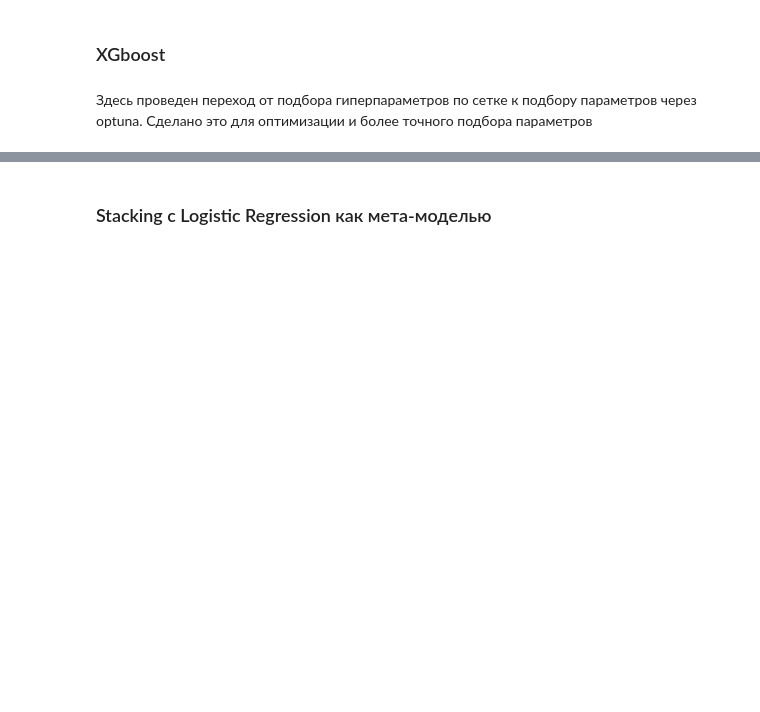
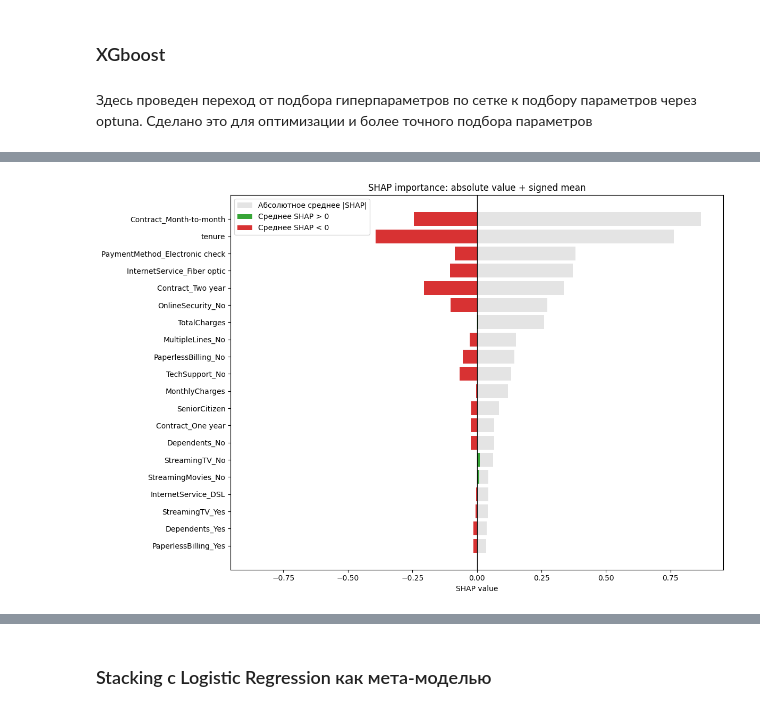
Before and after one commit to argeo05/Customer-Churn-Prediction, a Jupyter notebook: analyze.ipynb, the cells around one changed output, grey strips where cells are left out. Drawn from its saved outputs; the diff is of its cells as text; code cells hidden in the pictures; blank space fills up the shorter version.

```diff
--- a/analyze.ipynb
+++ b/analyze.ipynb
@@ -397,0 +317,55 @@ hub.leaderboard(only_best=True)
+# %%
+feature_names = preprocessor.get_feature_names_out()
+X_df = pd.DataFrame(X, columns=feature_names)
+
+explainer = shap.TreeExplainer(xgboost)
+shap_values = explainer.shap_values(X_df)
+
+mean_shap = shap_values.mean(axis=0)
+mean_abs_shap = np.abs(shap_values).mean(axis=0)
+
+shap_importance_df = pd.DataFrame({
+    "feature": feature_names,
+    "mean_shap": mean_shap,
+    "mean_abs_shap": mean_abs_shap
+}).sort_values("mean_abs_shap", ascending=False).head(20)
+
+plot_df = shap_importance_df.copy().sort_values("mean_abs_shap", ascending=True)
+
+fig, ax = plt.subplots(figsize=(12, 8))
+
+ax.barh(
+    plot_df["feature"],
+    plot_df["mean_abs_shap"],
+    color="#D9D9D9",
+    alpha=0.7,
+    label="Абсолютное среднее |SHAP|"
+)
+
+signed_colors = np.where(plot_df["mean_shap"] >= 0, "#2CA02C", "#D62728")
+ax.barh(
+    plot_df["feature"],
+    plot_df["mean_shap"],
+    color=signed_colors,
+    alpha=0.95
+)
+
+ax.axvline(0, color="black", linewidth=1)
+ax.set_title("SHAP importance: absolute value + signed mean")
+ax.set_xlabel("SHAP value")
+ax.set_ylabel("")
+
+legend_handles = [
+    Patch(facecolor="#D9D9D9", alpha=0.7, label="Абсолютное среднее |SHAP|"),
+    Patch(facecolor="#2CA02C", alpha=0.95, label="Среднее SHAP > 0"),
+    Patch(facecolor="#D62728", alpha=0.95, label="Среднее SHAP < 0"),
+]
+ax.legend(handles=legend_handles)
+
+xmax = plot_df["mean_abs_shap"].max()
+ax.set_xlim(-xmax * 1.1, xmax * 1.1)
+
+plt.tight_layout()
+plt.show()
+# %% [output]
+[figure, added]
```
Also changed, not shown: parts of 16 cells of this notebook.
